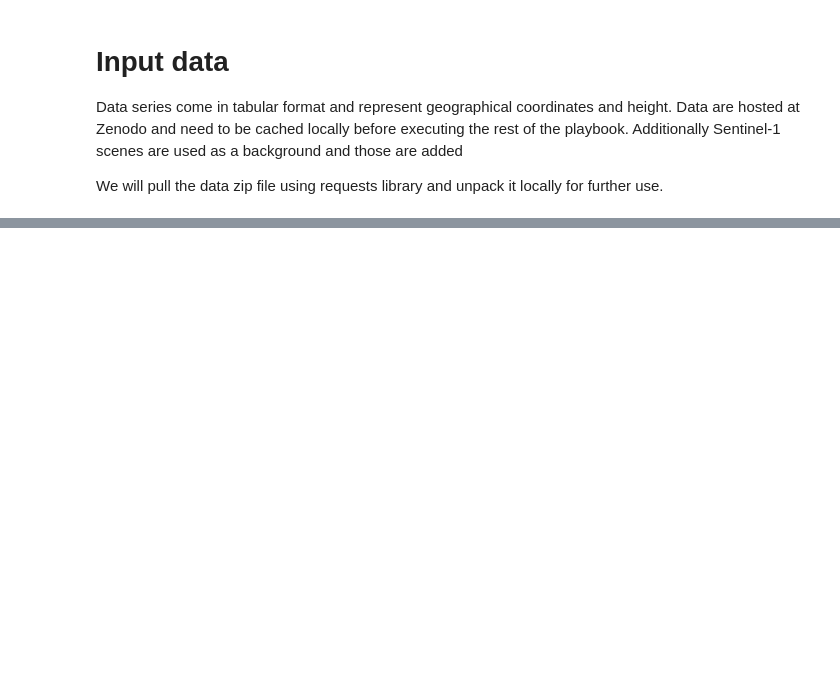
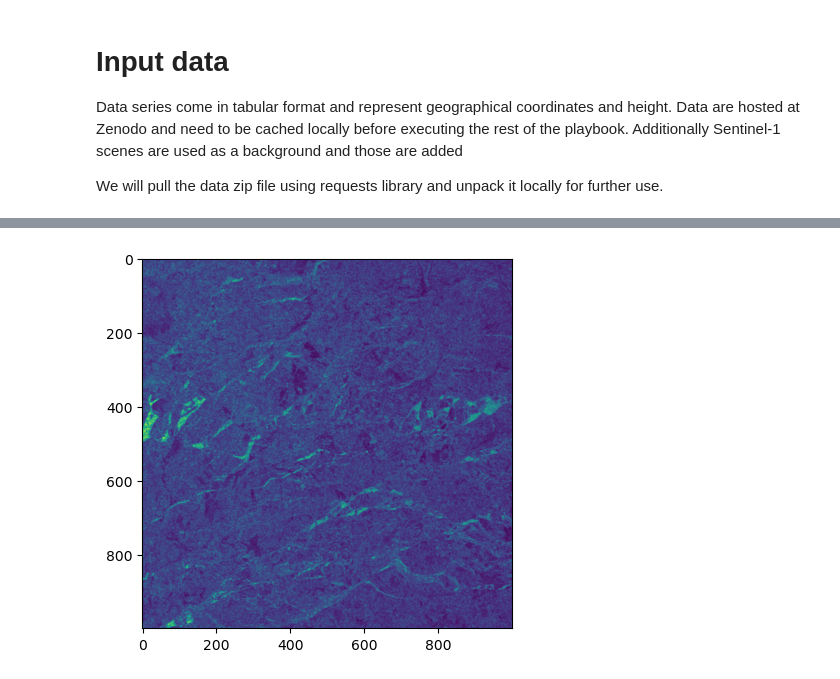
Before and after one commit to ykern/public-notebooks, a Jupyter notebook: polona_itkin_als-3dviz/transect_visualization.ipynb, the cells around one changed output, grey strips where cells are left out. Cells and saved outputs as stored; diff of their text form; code cells hidden in the pictures; blank space fills up the shorter version.

Commit message:
Visualize transect and load S1 image subset
add cached data and viz directories to gitignore

```diff
--- a/polona_itkin_als-3dviz/transect_visualization.ipynb
+++ b/polona_itkin_als-3dviz/transect_visualization.ipynb
@@ -132,0 +182,9 @@ post_3d_data("Transect points", "points", points, vcolors)
+# %%
+# Work in progress
+import netCDF4
+import xarray
+
+dst = xarray.open_dataset("https://nbstds.met.no/thredds/dodsC/NBS/S1A/2020/03/13/EW/S1A_EW_GRDM_1SDH_20200313T074514_20200313T074618_031654_03A60C_C1D9.nc")
+hh = dst["sigmaNought_HH"][0,1000:2000,1000:2000] * dst["Amplitude_HH"][0,1000:2000,1000:2000]
+lat = dst["lat"][0,1000:2000,1000:2000]
+lon = dst["lon"][0,1000:2000,1000:2000]
@@ -132,0 +210,9 @@ post_3d_data("Transect points", "points", points, vcolors)
+# %%
+# This cell is work in progress. It illustrates the calibrated Sentinel-1 HH measurements
+
+%matplotlib inline
+from matplotlib import pyplot as plt
+plt.imshow(hh)
+plt.show()
+# %% [output]
+[figure, added]
```
Also changed, not shown: parts of 14 cells of this notebook, 1 other file.
